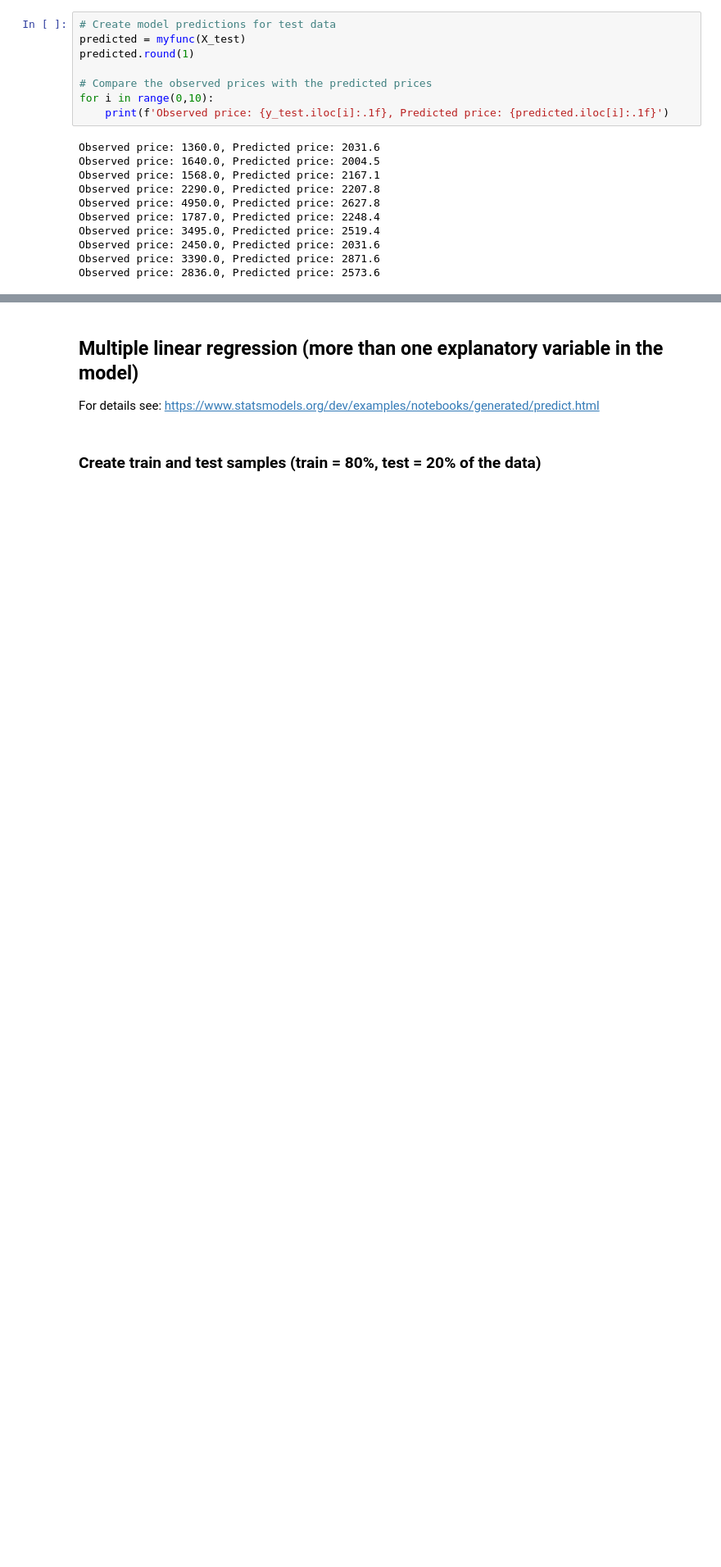
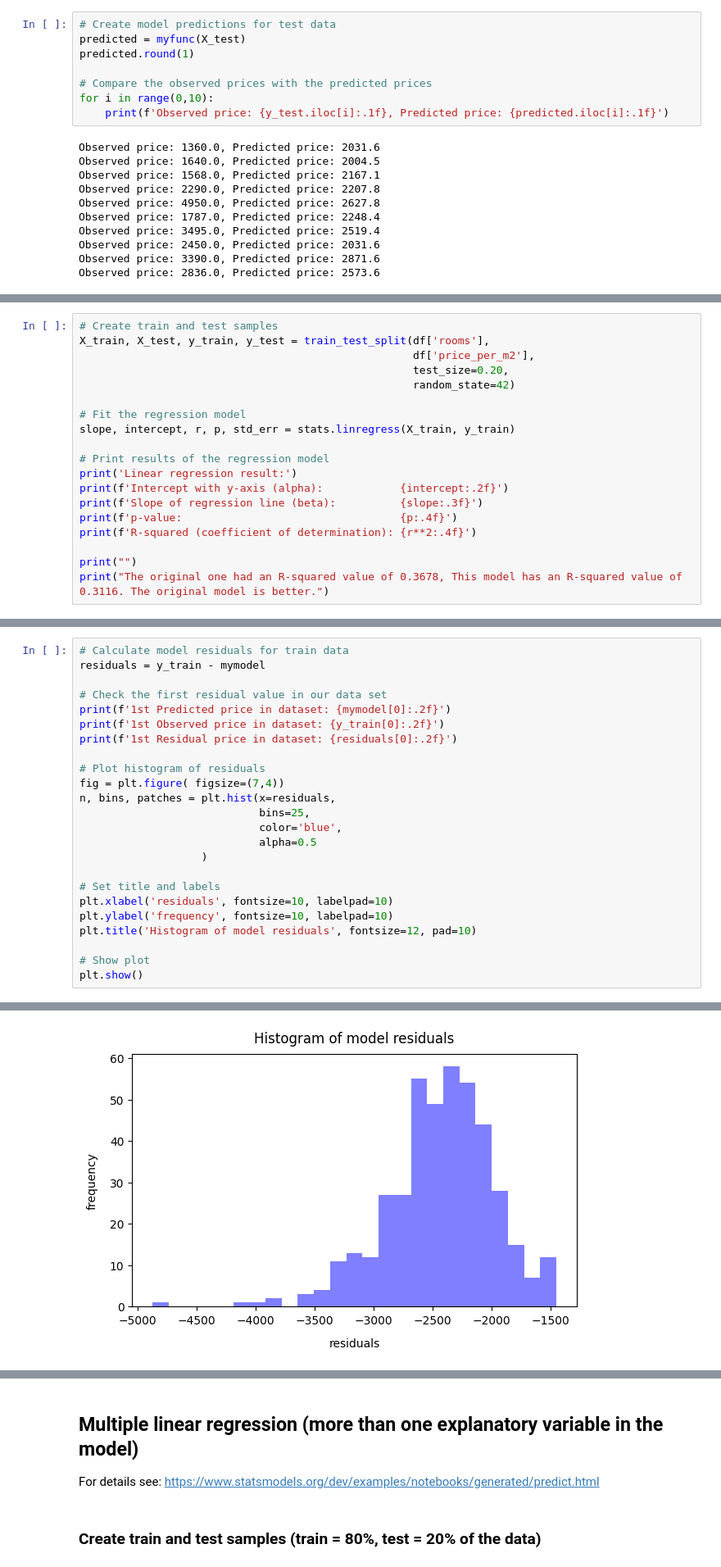
Before and after one commit to YaChiYang17/data_analytics, a Jupyter notebook: Week_08/linear_regression.ipynb, the cells around one changed output, grey strips where cells are left out. Shown: that part at 82% size. Cells and saved outputs as stored; diff of their text form; blank space fills up the shorter version.

```diff
--- a/Week_08/linear_regression.ipynb
+++ b/Week_08/linear_regression.ipynb
@@ -233,0 +279,19 @@ Observed price: 2836.0, Predicted price: 2573.6
+# %%
+# Create train and test samples
+X_train, X_test, y_train, y_test = train_test_split(df['rooms'],
+                                                    df['price_per_m2'],
+                                                    test_size=0.20,
+                                                    random_state=42)
+
+# Fit the regression model
+slope, intercept, r, p, std_err = stats.linregress(X_train, y_train)
+
+# Print results of the regression model
+print('Linear regression result:')
+print(f'Intercept with y-axis (alpha):            {intercept:.2f}')
+print(f'Slope of regression line (beta):          {slope:.3f}')
+print(f'p-value:                                  {p:.4f}')
+print(f'R-squared (coefficient of determination): {r**2:.4f}')
+
+print("")
+print("The original one had an R-squared value of 0.3678, This model has an R-squared value of 0.3116. The original model is better.")
@@ -233,0 +306,25 @@ Observed price: 2836.0, Predicted price: 2573.6
+# %%
+# Calculate model residuals for train data
+residuals = y_train - mymodel
+
+# Check the first residual value in our data set
+print(f'1st Predicted price in dataset: {mymodel[0]:.2f}')
+print(f'1st Observed price in dataset: {y_train[0]:.2f}')
+print(f'1st Residual price in dataset: {residuals[0]:.2f}')
+
+# Plot histogram of residuals
+fig = plt.figure( figsize=(7,4))
+n, bins, patches = plt.hist(x=residuals,
+                            bins=25,
+                            color='blue',
+                            alpha=0.5
+                   )
+
+# Set title and labels
+plt.xlabel('residuals', fontsize=10, labelpad=10)
+plt.ylabel('frequency', fontsize=10, labelpad=10)
+plt.title('Histogram of model residuals', fontsize=12, pad=10)
+
+# Show plot
+plt.show()
+# %% [output]
@@ -233,0 +334 @@ Observed price: 2836.0, Predicted price: 2573.6
+[figure, added]
```
Also changed, not shown: parts of 12 cells of this notebook, 3 other files.
